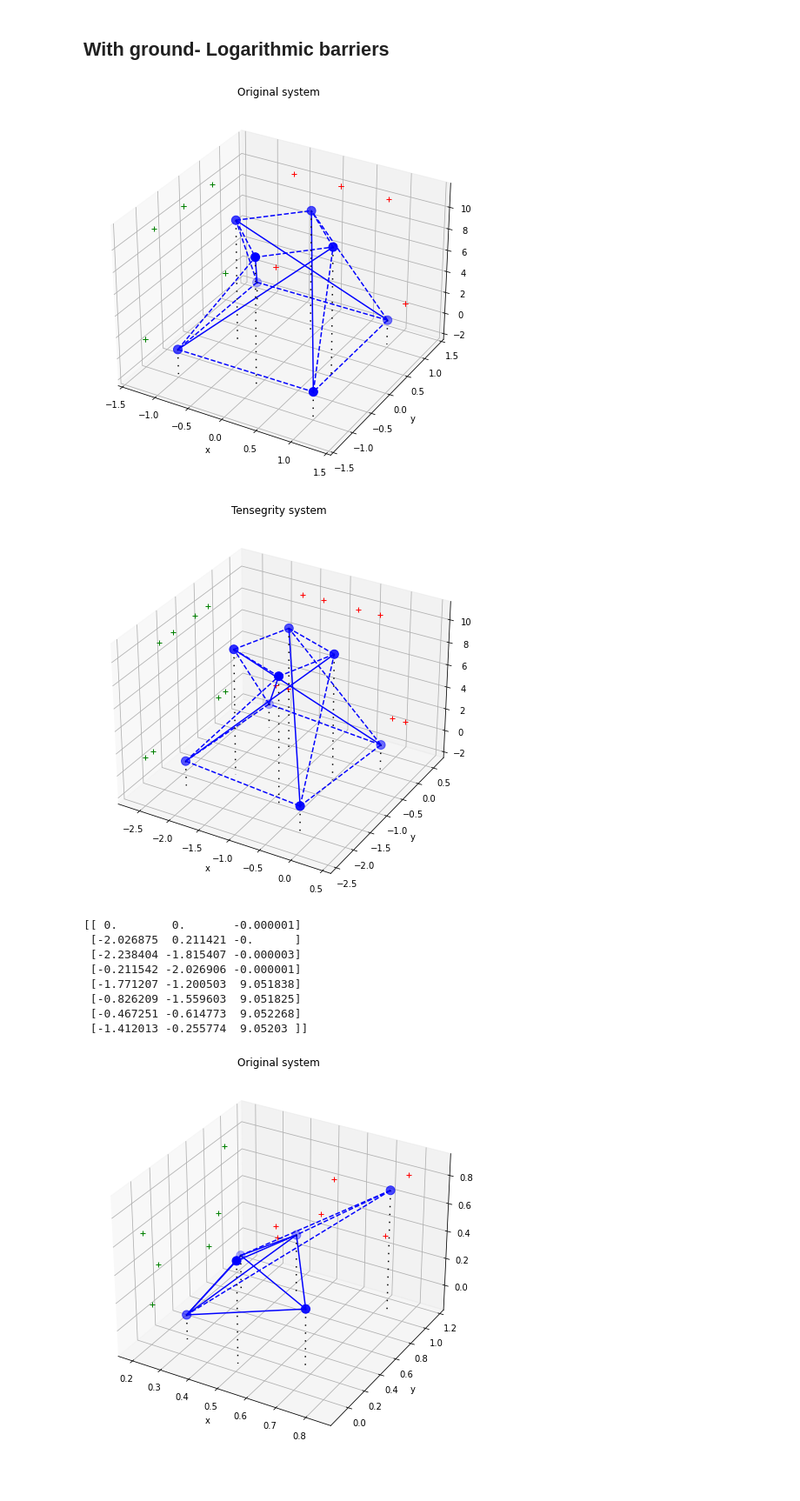
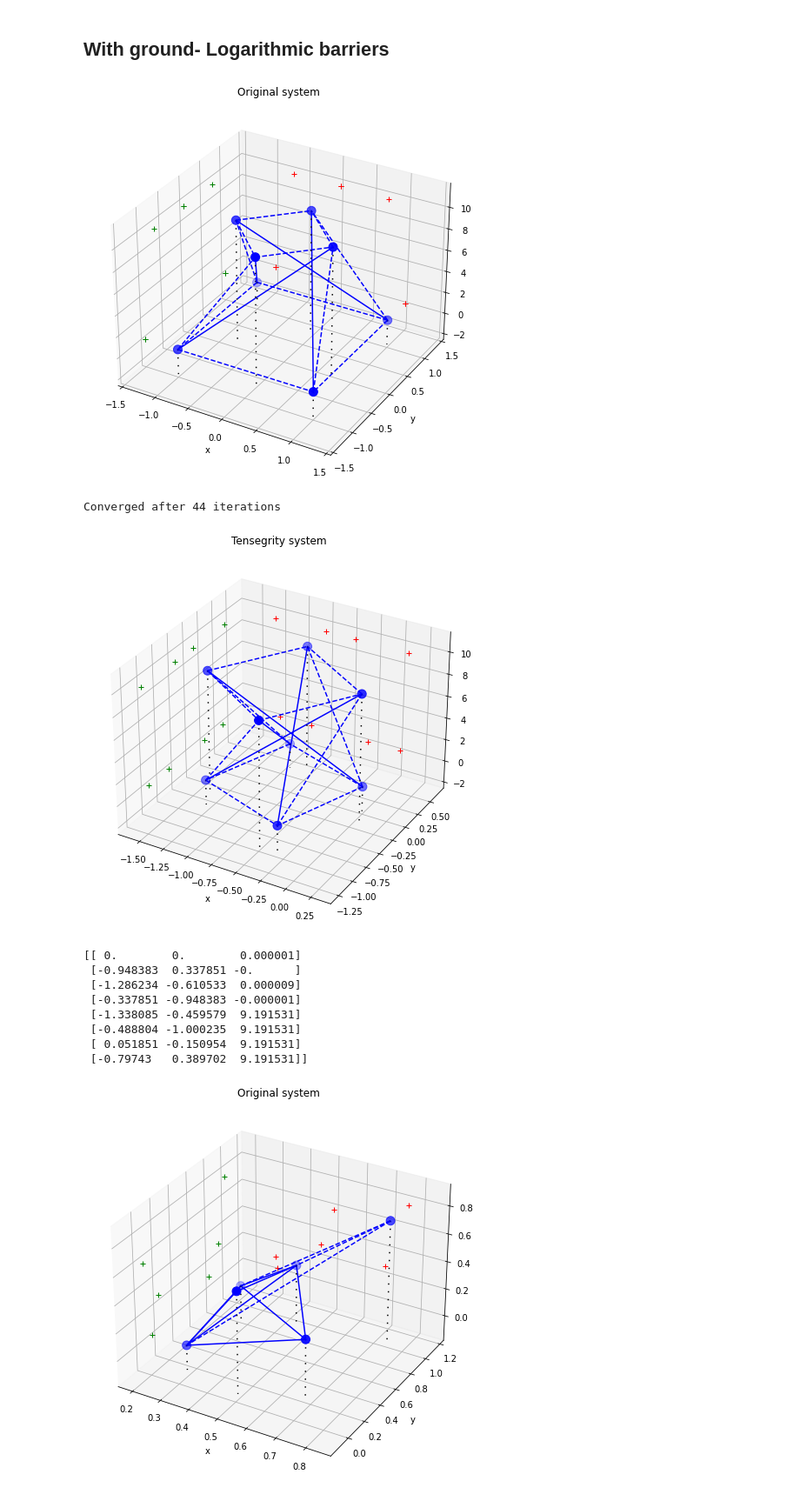
Before and after one commit to aledha/Tensegrity-Structures, a Jupyter notebook: tensegrity.ipynb, the cells around one changed output. Shown at 87% size. Saved outputs shown, nothing was run; the diff lists cells and outputs as text; code cells hidden in the pictures.

```diff
--- a/tensegrity.ipynb
+++ b/tensegrity.ipynb
@@ -294,22 +259,19 @@ def BFGS(X0, N, M, cables, bars, maxiter, f, df, tol = 1e-6, keep_limits = [Fals
 
     # First: Gradient descent
     p = -df(Y0)
-    #alpha = backtracking(Y0, p, c1, c2, f, df)
-    alpha = backtracking(Y0, p, c1, c2, f, df)
+    alpha = line_search(Y0, p, c1, c2, f, df)
     Y1 = Y0 + alpha * p
 
     sk = Y1 - Y0
     yk = df(Y1) - df(Y0)
-    H = np.inner(yk, sk) / np.inner(yk, yk) * np.eye(3 * (N - M))
+    sk = np.array([sk]).reshape((3*(N-M), 1))
+    yk = np.array([yk]).reshape((3*(N-M), 1))
+    H = (sk.T @ yk) / (yk.T @ yk) * np.eye(3 * (N - M))
 
     for k in range(maxiter):
         p = -H @ df(Y1)
-        #p = -df(Y1)
-        #print(Y1.reshape((N, 3)))
-        #print("Inner", np.inner(df(Y1), p), alpha)
-        #print(np.linalg.norm(p), alpha)
-        #alpha = backtracking(Y1, p, c1, c2, f, df)
-        alpha = backtracking(Y1, p, c1, c2, f, df)
+
+        alpha = line_search(Y1, p, c1, c2, f, df)
         Y0 = Y1
         Y1 = Y0 + alpha * p
 
@@ -354,11 +316,11 @@ X0 = X.flatten()
 P = X0[:3 * M]
 Y0 = X0[3 * M:]
 
-def f(y):
-    X = np.concatenate((P, y))
+def f(Y):
+    X = np.concatenate((P, Y))
     return E(X, cables, bars, ms, consts)
-def df(y):
-    return dE(y, P.reshape(M, 3), cables, bars, ms, N, M, consts)
+def df(Y):
+    return dE(Y, P.reshape(M, 3), cables, bars, ms, N, M, consts)
 
 #BFGS(X0, N, M, cables, bars, 100, f, df, keep_limits = True)
 # %% [markdown]
@@ -381,15 +343,14 @@ cables[0, 4], cables[1, 5], cables[2, 6], cables[3, 7], cables[4, 5], cables[4,
 
 ms = np.ones(N) / (6 * g)
 
-def f(y):
-    X = np.concatenate((P.flatten(), y))
+def f(Y):
+    X = np.concatenate((P.flatten(), Y))
     return E(X, cables, bars, ms, consts)
 
-def df(y):
-    return dE(y, P, cables, bars, ms, N, M, consts)
+def df(Y):
+    return dE(Y, P, cables, bars, ms, N, M, consts)
 
 Y = BFGS(X0.flatten(), N, M, cables, bars, 100, f, df)
-#Y = BFGS(X0.flatten(), N, M, cables, bars, ms, 100, consts)
 print(Y.reshape((N-M, 3)))
 # %% [output]
 [figure]
@@ -524,44 +485,45 @@ Y0[:, 2] += 4
 Y0[:, 0:1] *= 0.5
 Y0 = Ystar
 #Y0 = np.roll(Y0, -1, axis = 0)
 #Y0 = np.flip(Y0, axis = 0)
 #P[0, 2] = 0.5
 
 X0 = np.vstack((P, Y0))
 
 cables = np.zeros((N, N))
 bars = np.zeros((N, N))
 
-cables[0, 1], cables[1, 2], cables[2, 3], cables[0, 3] = [2] * 4
+cables[0, 1], cables[1, 2], cables[2, 3], cables[0, 3] = [1] * 4
 bars[0, 4], bars[1, 5], bars[2, 6], bars[3, 7] = [10] * 4
 cables[0, 7], cables[1, 4], cables[2, 5], cables[3, 6] = [8] * 4
 cables[4, 5], cables[4, 7], cables[5, 6], cables[6, 7] = [1] * 4
 
 ms = np.zeros(N) * 0.001
 
 mu = 10000
 #print(Q(X0.flatten(), mu, cables, bars, ms, consts))
 #print(dQ(X0.flatten(), mu, cables, bars, ms, consts))
 
 def f(X):
     return Q(X, mu, cables, bars, ms, consts)
 
 def df(X):
     return dQ(X, mu, cables, bars, ms, consts)
 
-Y = BFGS(X0.flatten(), N, 0, cables, bars, 100, f, df, tol = 1e-6)
+Y = BFGS(X0.flatten(), N, 0, cables, bars, 1000, f, df, tol = 1e-6)
 print(Y.reshape(N, 3))
 # %% [output]
 [figure]
+Converged after 44 iterations
-[figure, old version]
+[figure, new version]
-[[ 0.        0.       -0.000001]
- [-2.026875  0.211421 -0.      ]
- [-2.238404 -1.815407 -0.000003]
- [-0.211542 -2.026906 -0.000001]
- [-1.771207 -1.200503  9.051838]
- [-0.826209 -1.559603  9.051825]
- [-0.467251 -0.614773  9.052268]
- [-1.412013 -0.255774  9.05203 ]]
+[[ 0.        0.        0.000001]
+ [-0.948383  0.337851 -0.      ]
+ [-1.286234 -0.610533  0.000009]
+ [-0.337851 -0.948383 -0.000001]
+ [-1.338085 -0.459579  9.191531]
+ [-0.488804 -1.000235  9.191531]
+ [ 0.051851 -0.150954  9.191531]
+ [-0.79743   0.389702  9.191531]]
 # %%
 g, rho, c, k = 0.1, 0, 1, 0.1
 consts = [g, rho, c, k]
```
Also changed, not shown: parts of 5 cells of this notebook.
